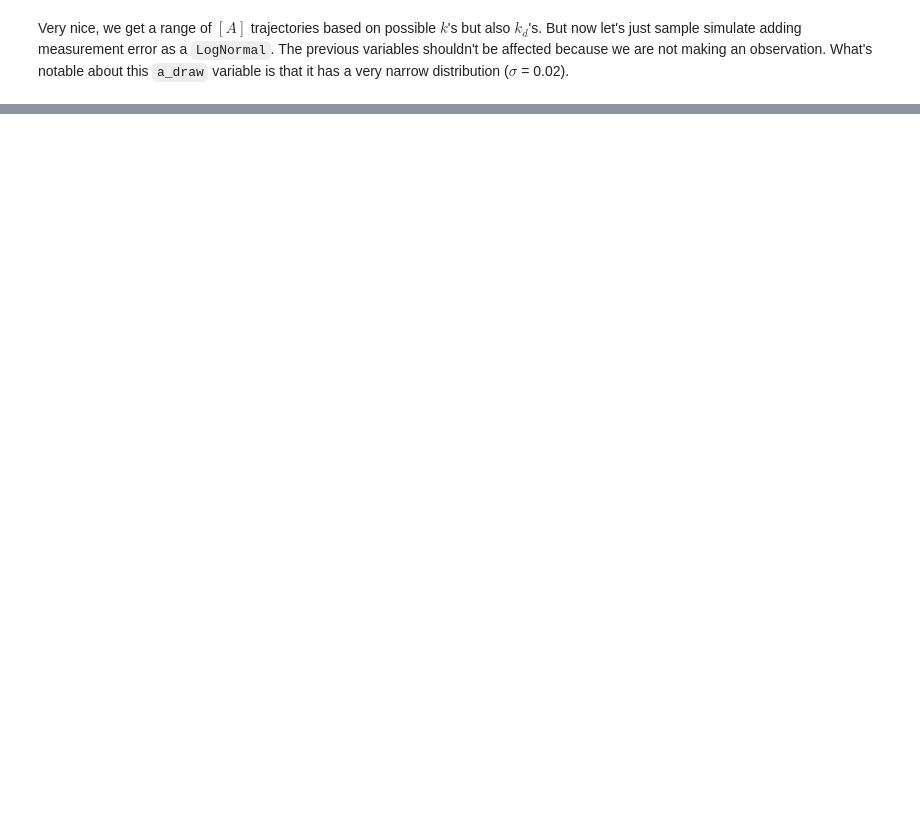
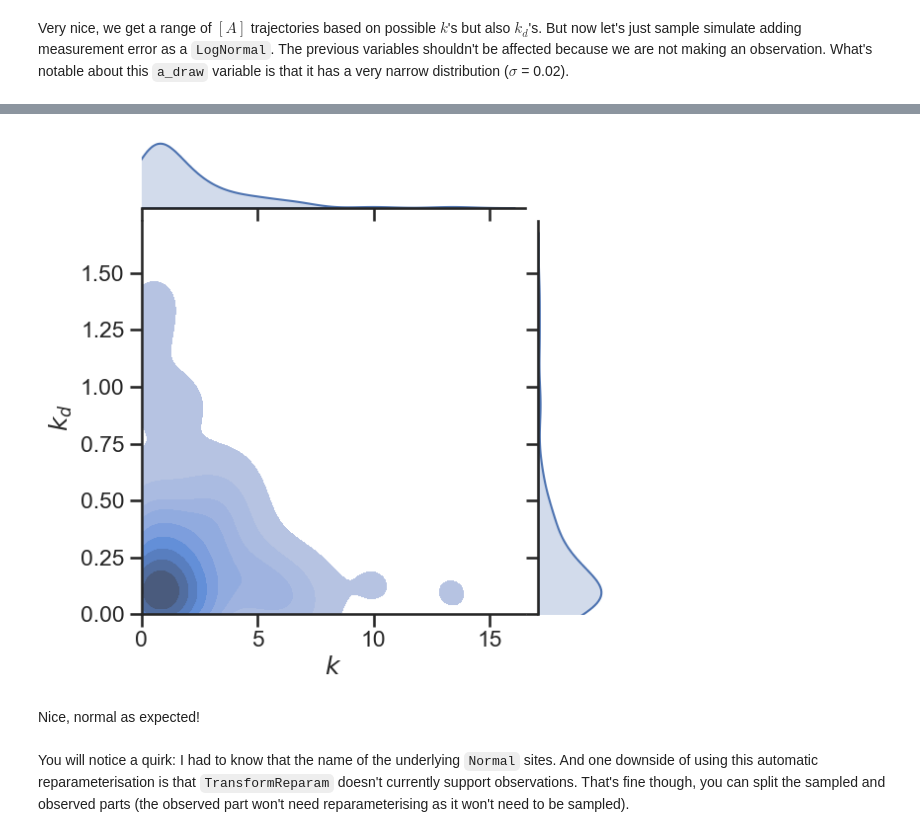
Before and after one commit to hessammehr/hessammehr.github.io, a Jupyter notebook: blog/notebooks/2025-11-26-reparam.ipynb, the cells around one changed output, grey strips where cells are left out. Drawn from its saved outputs; the diff is of its cells as text; code cells hidden in the pictures; blank space fills up the shorter version.

```diff
--- a/blog/notebooks/2025-11-26-reparam.ipynb
+++ b/blog/notebooks/2025-11-26-reparam.ipynb
@@ -168 +168,20 @@ You will notice a quirk: I had to know that the name of the underlying `Normal`
+# %%
+def posterior_df(samples):
+    dfs = []
+
+    for var, vals in samples.items():
+        dfs.append(pd.DataFrame(samples[var]).melt().rename(columns={"value": var})[[var]])
+
+    return pd.concat([dfs[0], *[df.iloc[:, 0] for df in dfs[1:]]], axis=1)
+
+sns.jointplot(posterior_df(mcmc_samples), x='k', y='k_d', kind='kde', fill=True)
+plt.gca().set(ylabel='$k_d$', xlabel='$k$')
+plt.gca().set_xlim(left=0.0)
+plt.gca().set_ylim(bottom=0.0);
+# %% [output]
+[figure, added]
+# %% [markdown]
+Nice, normal as expected!
+# %% [markdown]
+You will notice a quirk: I had to know that the name of the underlying `Normal` sites. And one downside of using this automatic reparameterisation is that `TransformReparam` doesn't currently support observations. That's fine though, you can split the sampled and observed parts (the observed part won't need reparameterising as it won't need to be sampled).
 # %% [markdown]
```
Also changed, not shown: parts of 24 cells of this notebook, 12 other files.
